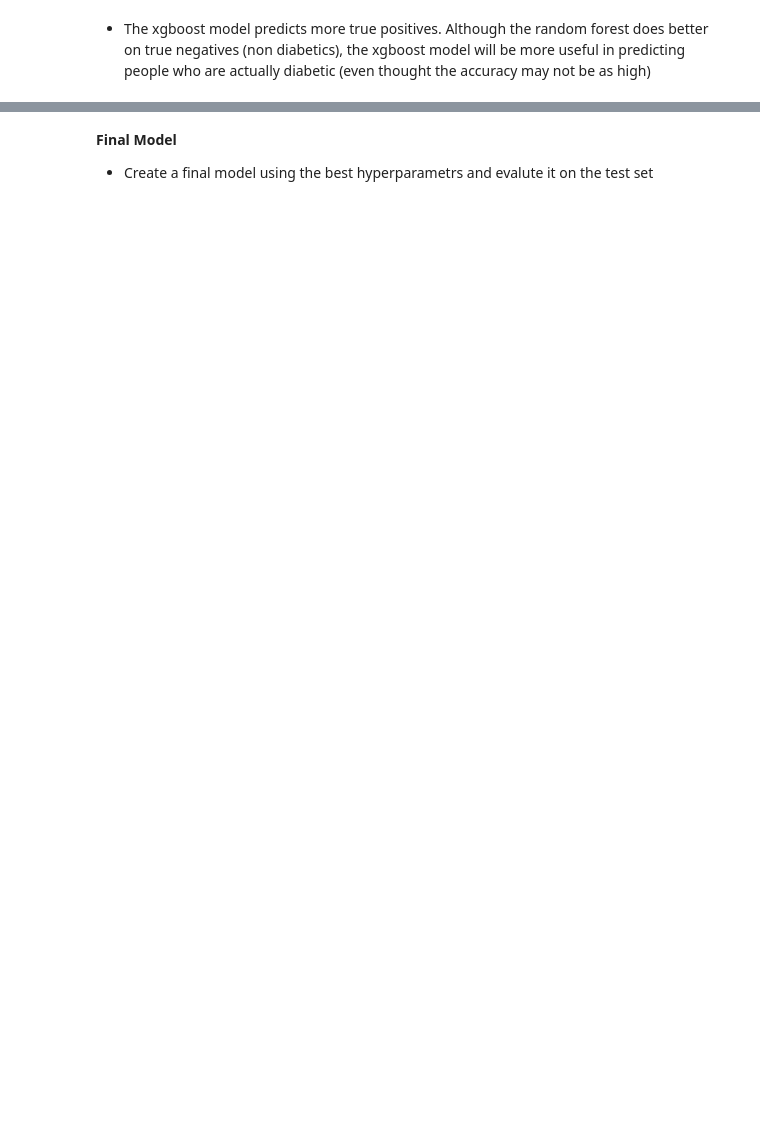
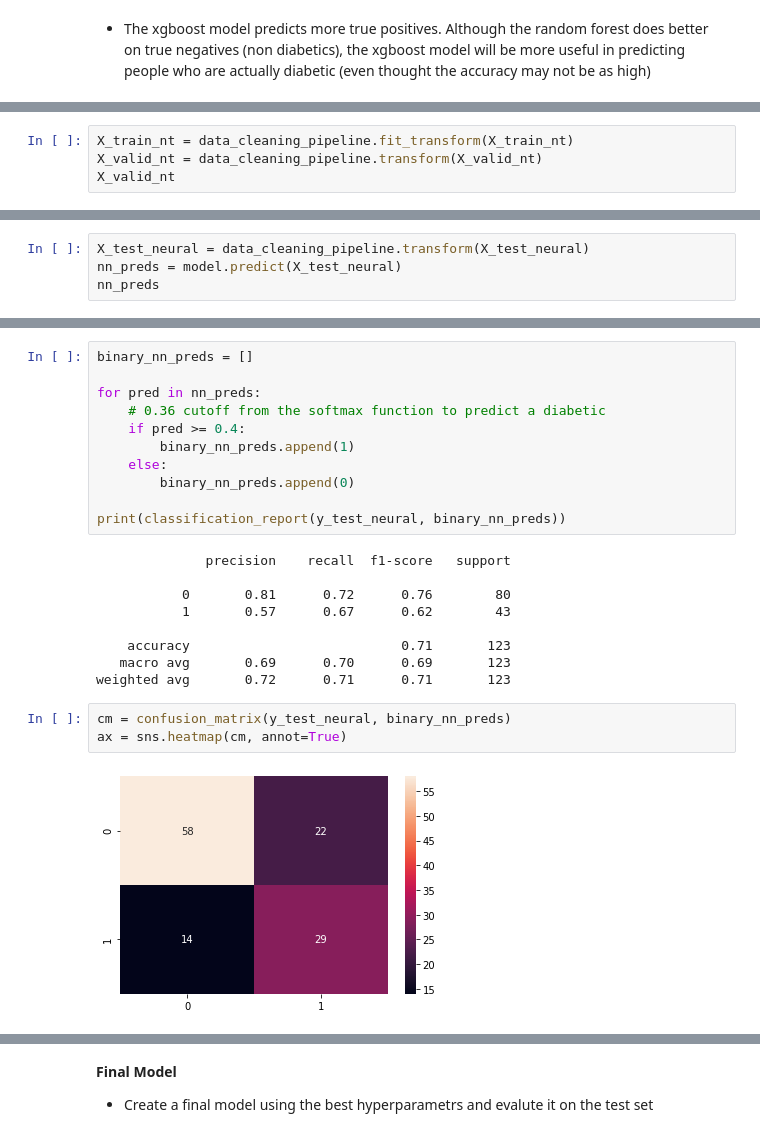
Before and after one commit to nico-palmar/ML_notebooks, a Jupyter notebook: xgb-diabetic-predictions.ipynb, the cells around one changed output, grey strips where cells are left out. Saved outputs shown, nothing was run; the diff lists cells and outputs as text; blank space fills up the shorter version.

```diff
--- a/xgb-diabetic-predictions.ipynb
+++ b/xgb-diabetic-predictions.ipynb
@@ -1026,0 +1078,4 @@ ax = sns.heatmap(cm, annot=True)
+# %%
+X_train_nt = data_cleaning_pipeline.fit_transform(X_train_nt)
+X_valid_nt = data_cleaning_pipeline.transform(X_valid_nt)
+X_valid_nt
@@ -1026,0 +1145,4 @@ ax = sns.heatmap(cm, annot=True)
+# %%
+X_test_neural = data_cleaning_pipeline.transform(X_test_neural)
+nn_preds = model.predict(X_test_neural)
+nn_preds
@@ -1027 +1167,26 @@ ax = sns.heatmap(cm, annot=True)
+# %%
+binary_nn_preds = []
+
+for pred in nn_preds:
+    # 0.36 cutoff from the softmax function to predict a diabetic
+    if pred >= 0.4:
+        binary_nn_preds.append(1)
+    else:
+        binary_nn_preds.append(0)
+
+print(classification_report(y_test_neural, binary_nn_preds))
+# %% [output]
+              precision    recall  f1-score   support
+
+           0       0.81      0.72      0.76        80
+           1       0.57      0.67      0.62        43
+
+    accuracy                           0.71       123
+   macro avg       0.69      0.70      0.69       123
+weighted avg       0.72      0.71      0.71       123
+# %%
+cm = confusion_matrix(y_test_neural, binary_nn_preds)
+ax = sns.heatmap(cm, annot=True)
+# %% [output]
+[figure, added]
 # %% [markdown]
```
Also changed, not shown: parts of 27 cells of this notebook.
